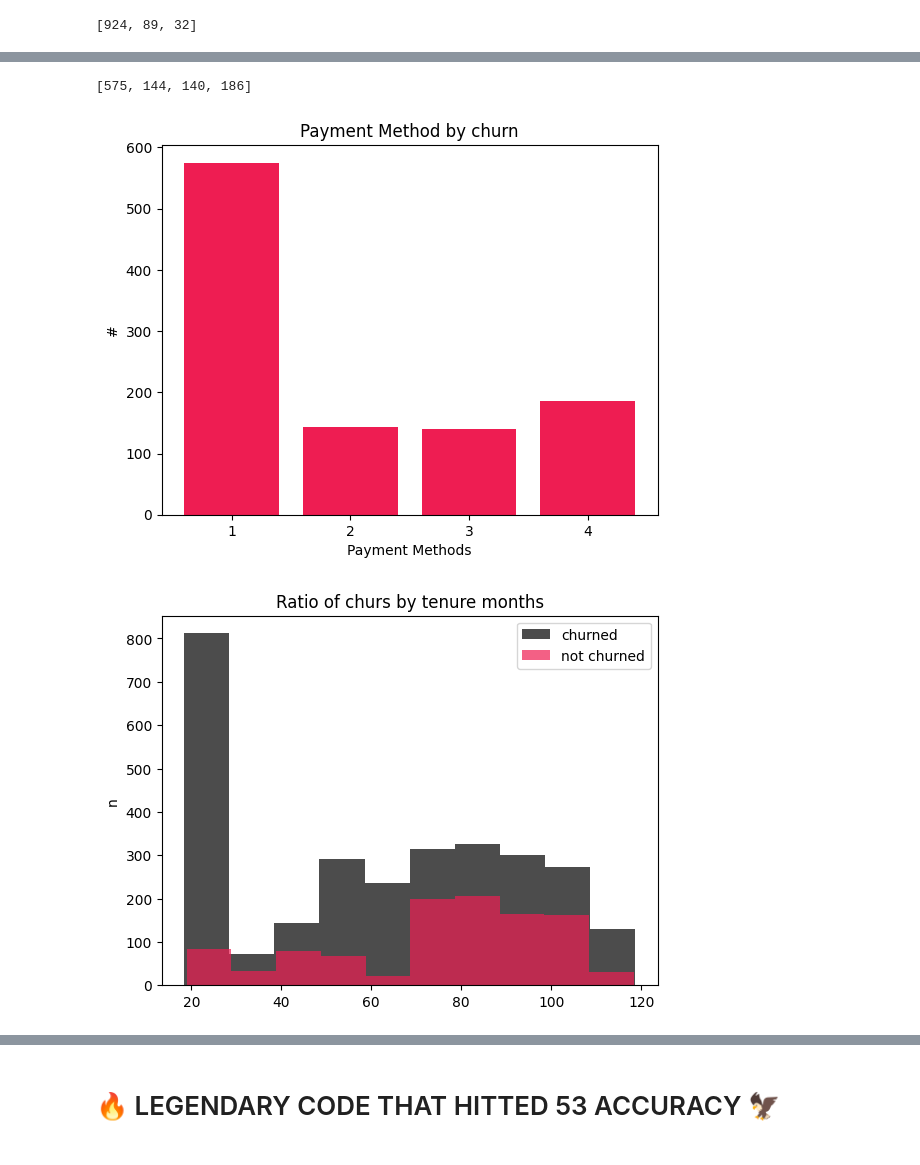
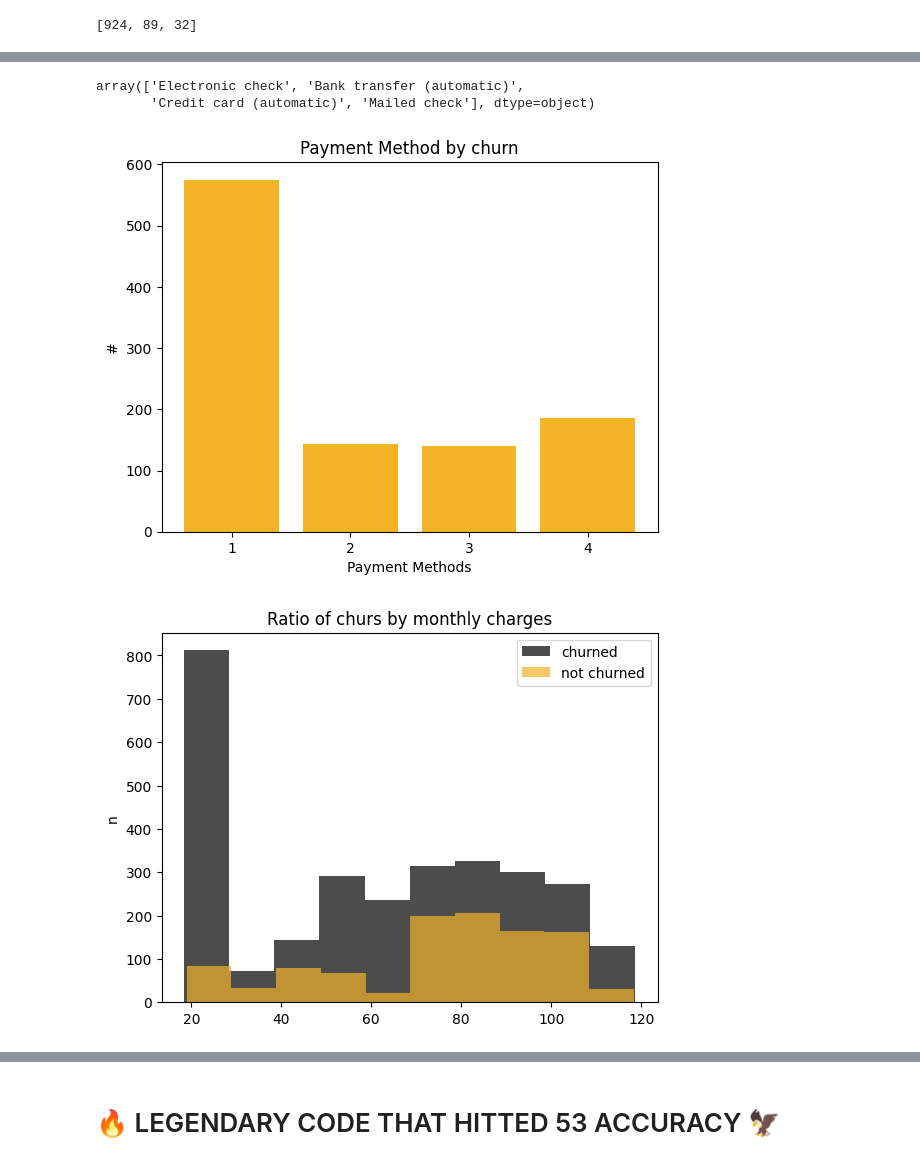
Before and after one commit to GeeK1224/cau_ml_project, a Jupyter notebook: cau_ml_project.ipynb, the cells around one changed output, grey strips where cells are left out. Drawn from its saved outputs; the diff is of its cells as text; code cells hidden in the pictures.

Commit message:
colors and names update

```diff
--- a/cau_ml_project.ipynb
+++ b/cau_ml_project.ipynb
@@ -9,8 +9,8 @@ import numpy as np
 import matplotlib.pyplot as plt
 # %%
 # Colors
-hex_color1 = '#63D297'
-hex_color2 = '#616161'
+hex_color1 = '#616161'
+hex_color2 = '#F2B327'
 hex_color3 = '#000000'
 # %%
 !wget https://raw.githubusercontent.com/GeeK1224/cau_ml_project/main/kaggle_test_features_public.csv
@@ -396,9 +418,10 @@ for pm in payment_methods:
   pay_method_data = train_data[train_data['Payment Method'] == pm]['Churn Value']
   pay_method_churn.append(pay_method_data[pay_method_data == 1].count())
 
-pay_method_churn
+payment_methods
 # %% [output]
-[575, 144, 140, 186]
+array(['Electronic check', 'Bank transfer (automatic)',
+       'Credit card (automatic)', 'Mailed check'], dtype=object)
 # %%
 plt.bar(['1', '2', '3', '4'], pay_method_churn, color=hex_color2)
 plt.title('Payment Method by churn')
@@ -406,7 +429,7 @@ plt.ylabel('#')
 plt.xlabel('Payment Methods')
 plt.show()
 # %% [output]
-[figure, old version]
+[figure, new version]
 # %%
 # Monthly Charges [numeric]
 month_charge = train_data[train_data["Churn Value"] == 1]['Monthly Charges']
@@ -414,12 +437,12 @@ not_churned_tenure = train_data[train_data["Churn Value"] == 0]['Monthly Charges
 # %%
 plt.hist(not_churned_tenure, label='churned', alpha=0.7, color=hex_color3)
 plt.hist(month_charge, label='not churned', alpha=0.7, color=hex_color2)
-plt.title('Ratio of churs by tenure months')
+plt.title('Ratio of churs by monthly charges')
 plt.ylabel('n')
 plt.legend()
 plt.show()
 # %% [output]
-[figure, old version]
+[figure, new version]
 # %%
 # CLTV [numeric]
 cltv_churn = train_data[train_data["Churn Value"] == 1]['CLTV']
```
Also changed, not shown: parts of 15 cells of this notebook.
